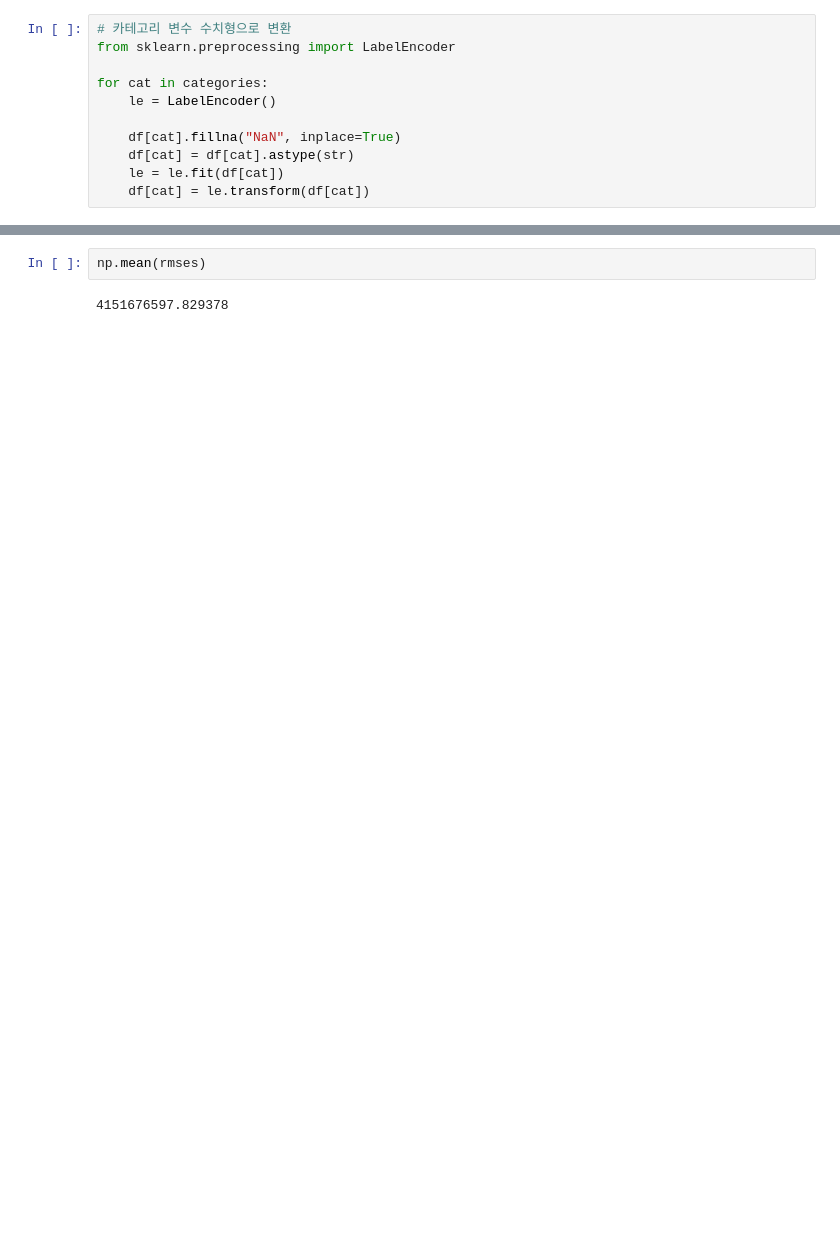
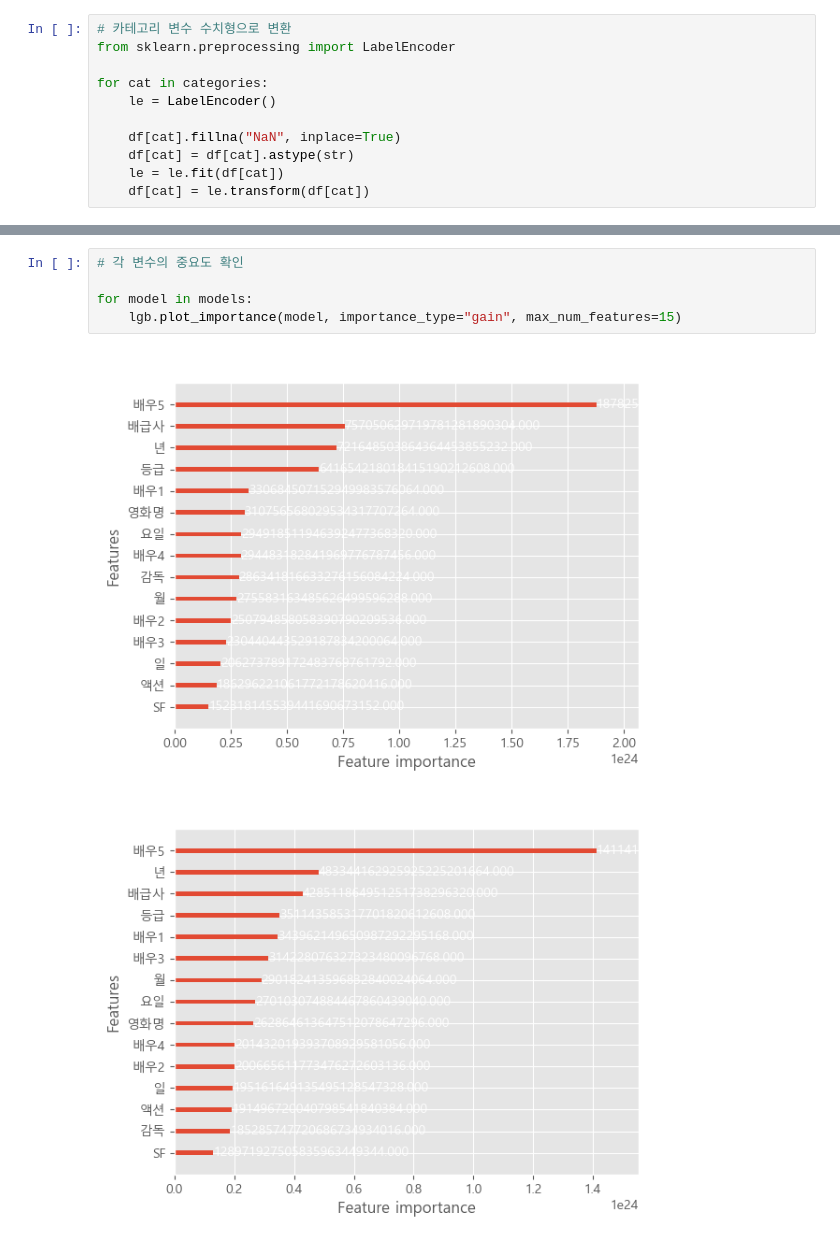
Before and after one commit to Yoon-juhan/Movie-sales-forecast, a Jupyter notebook: model/model.ipynb, the cells around one changed output, grey strips where cells are left out. Cells and saved outputs as stored; diff of their text form; blank space fills up the shorter version.

```diff
--- a/model/model.ipynb
+++ b/model/model.ipynb
@@ -210,4 +226,8 @@ test.plot(figsize=(20, 5))
-# %%
-np.mean(rmses)
-# %% [output]
-4151676597.829378
+# %%
+# 각 변수의 중요도 확인
+
+for model in models:
+    lgb.plot_importance(model, importance_type="gain", max_num_features=15)
+# %% [output]
+[figure, added]
+[figure, added]
```
Also changed, not shown: parts of 22 cells of this notebook, 4 other files.
